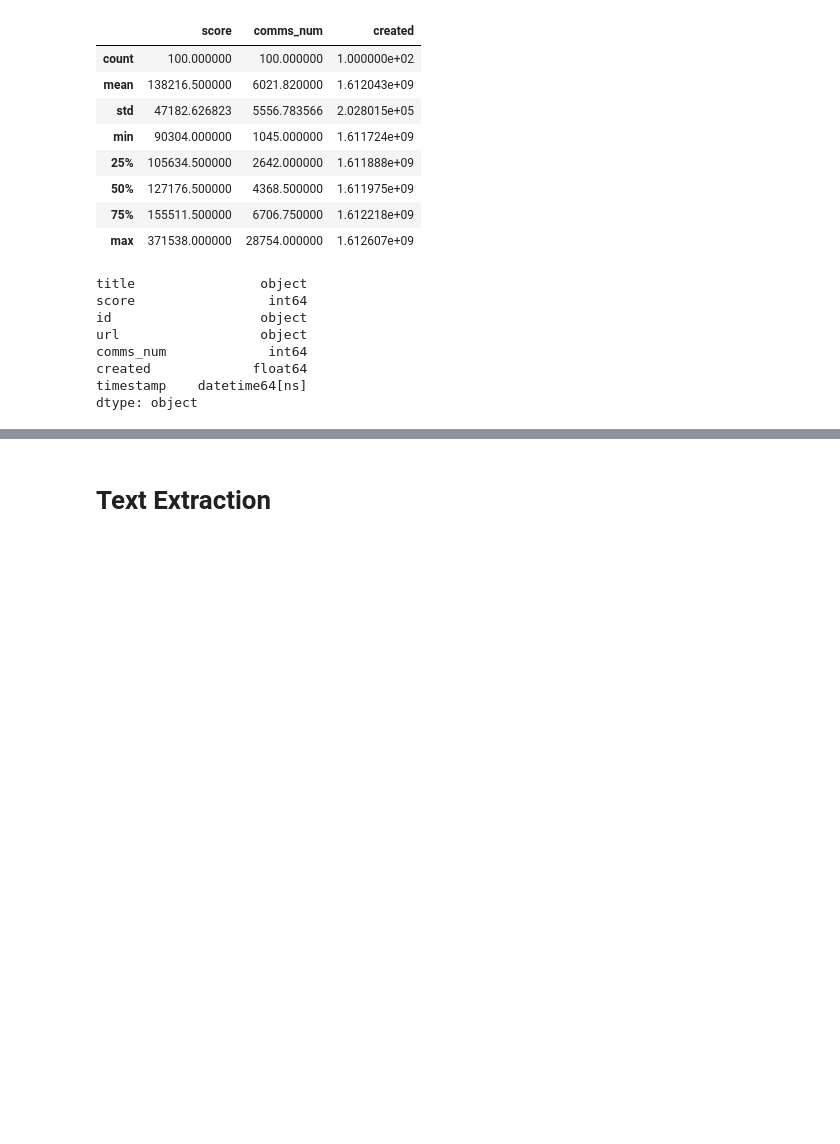
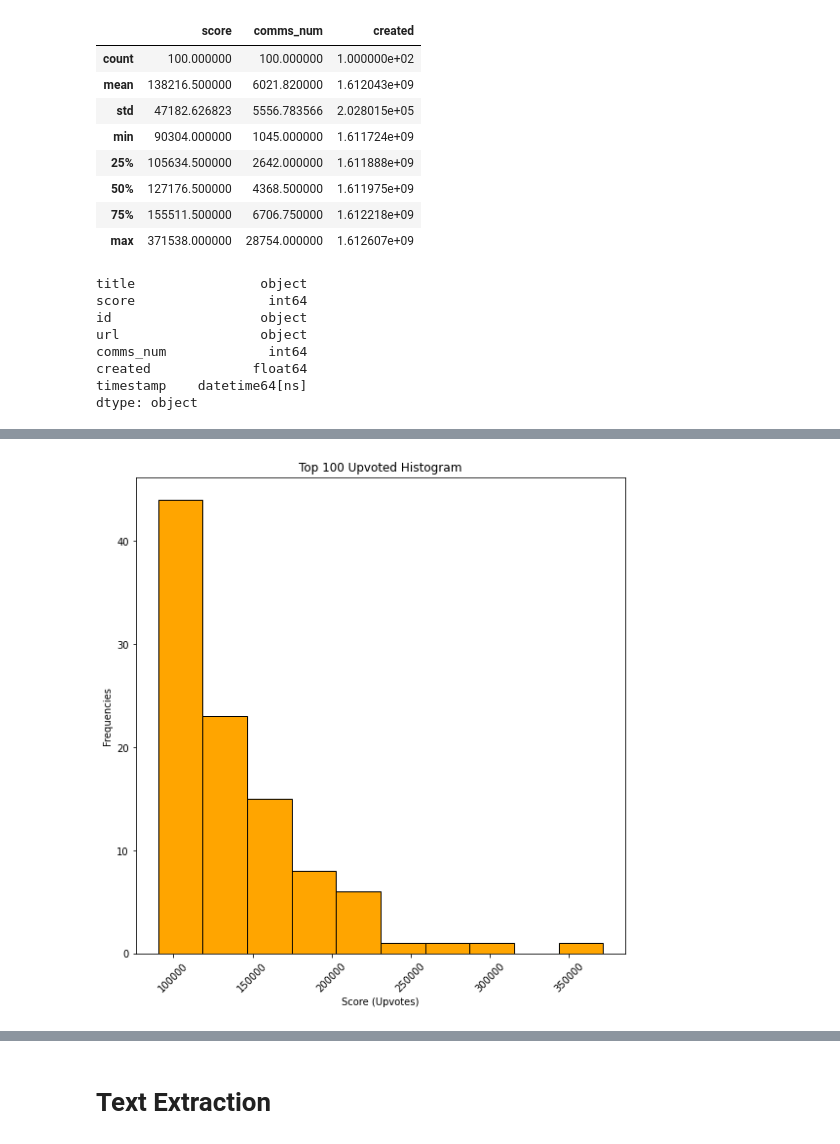
Before and after one commit to malcolmrite-dsi/WSB_Stock_Screener, a Jupyter notebook: Reddit_Stock_Scanner.ipynb, the cells around one changed output, grey strips where cells are left out. Saved outputs shown, nothing was run; the diff lists cells and outputs as text; code cells hidden in the pictures; blank space fills up the shorter version.

```diff
--- a/Reddit_Stock_Scanner.ipynb
+++ b/Reddit_Stock_Scanner.ipynb
@@ -178,0 +185,10 @@ plt.show()
+# %%
+plt.figure(figsize=(9,9))
+plt.title(f"Top {posts} Upvoted Histogram")
+plt.xlabel("Score (Upvotes)")
+plt.xticks(rotation = 45)
+plt.ylabel("Frequencies")
+plt.hist(train_data.score, color = "orange", ls = "-", linewidth=1, edgecolor="k")
+plt.show()
+# %% [output]
+[figure, added]
```
Also changed, not shown: parts of 20 cells of this notebook.
